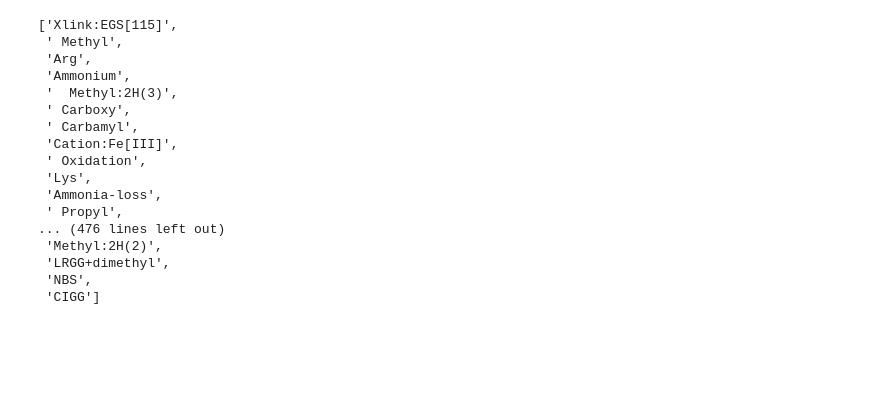
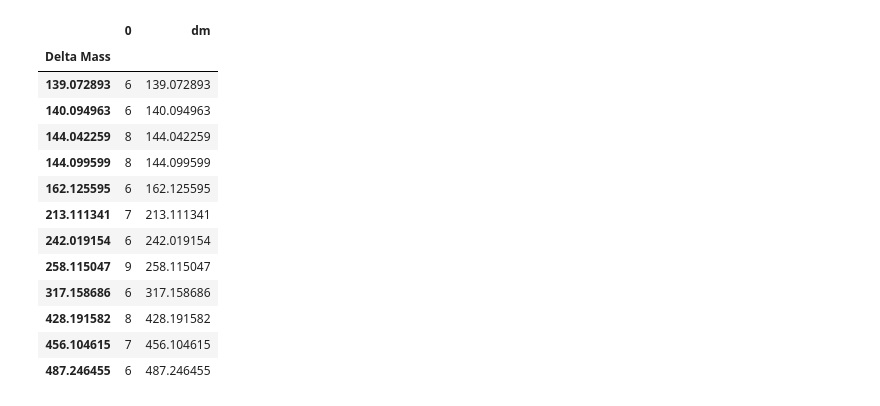
Before and after one commit to nanel96/BIO_465_PTM, a Jupyter notebook: Make Figure 2) Histogram of PTM Masses.ipynb, the cells around one changed output. Cells and saved outputs as stored; diff of their text form; code cells hidden in the pictures; blank space fills up the shorter version.

```diff
--- a/Make Figure 2) Histogram of PTM Masses.ipynb
+++ b/Make Figure 2) Histogram of PTM Masses.ipynb
@@ -28,21 +57,23 @@ observed_modification_df = pd.DataFrame({'Delta Mass': delta_mass, 'Observed Mod
-# %%
-list(pd.unique(observed_modification_df['Observed Modification']))
-# %% [output]
-['Xlink:EGS[115]',
- ' Methyl',
- 'Arg',
- 'Ammonium',
- '  Methyl:2H(3)',
- ' Carboxy',
- ' Carbamyl',
- 'Cation:Fe[III]',
- ' Oxidation',
- 'Lys',
- 'Ammonia-loss',
- ' Propyl',
-... (476 lines left out)
- 'Methyl:2H(2)',
- 'LRGG+dimethyl',
- 'NBS',
- 'CIGG']
+# %%
+df = observed_modification_df[observed_modification_df['Delta Mass'] > 130]
+df = pd.DataFrame(df.groupby('Delta Mass').size()).sort_values(0, ascending = False)
+df = df[df[0] < 10]
+df = df[df[0] > 5]
+df['dm'] = df.index
+df.sort_values('dm')
+# %% [output]
+|  | 0 | dm |
+| Delta Mass |  |  |
+| 139.072893 | 6 | 139.072893 |
+| 140.094963 | 6 | 140.094963 |
+| 144.042259 | 8 | 144.042259 |
+| 144.099599 | 8 | 144.099599 |
+| 162.125595 | 6 | 162.125595 |
+| 213.111341 | 7 | 213.111341 |
+| 242.019154 | 6 | 242.019154 |
+| 258.115047 | 9 | 258.115047 |
+| 317.158686 | 6 | 317.158686 |
+| 428.191582 | 8 | 428.191582 |
+| 456.104615 | 7 | 456.104615 |
+| 487.246455 | 6 | 487.246455 |
 # %%
```
Also changed, not shown: parts of 4 cells of this notebook, 1 other file.
